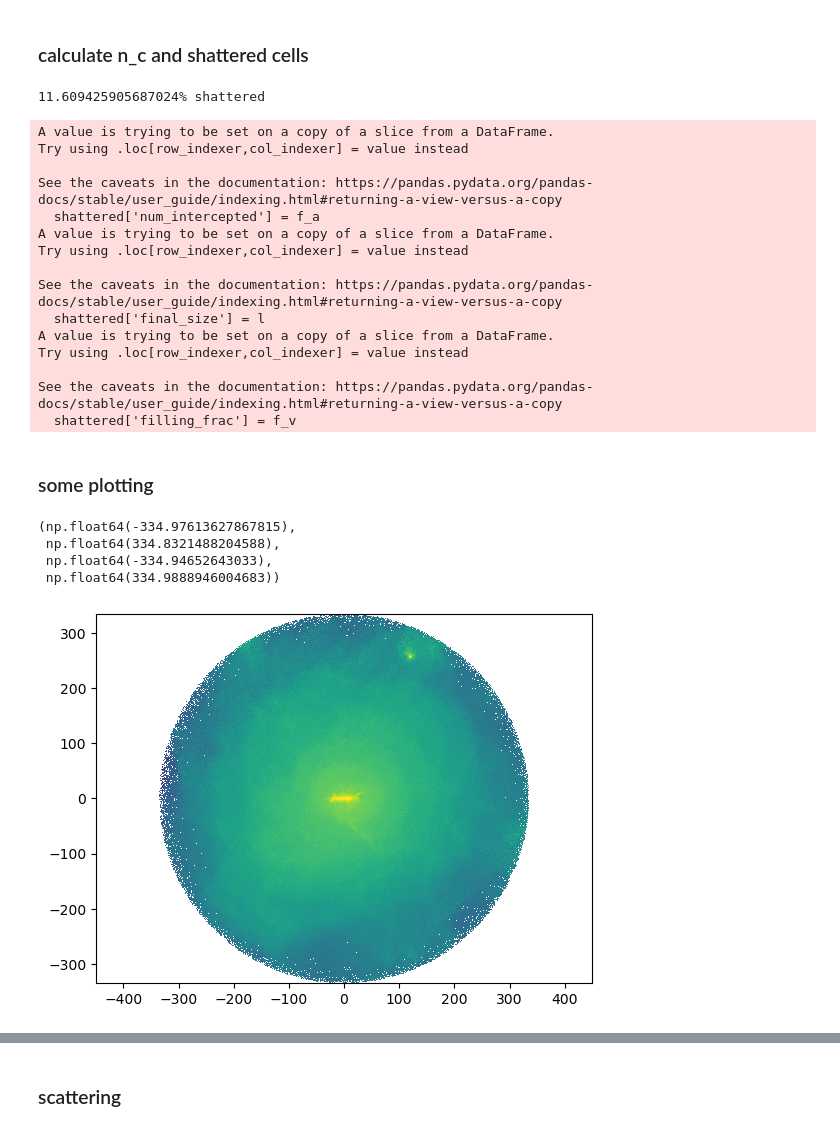
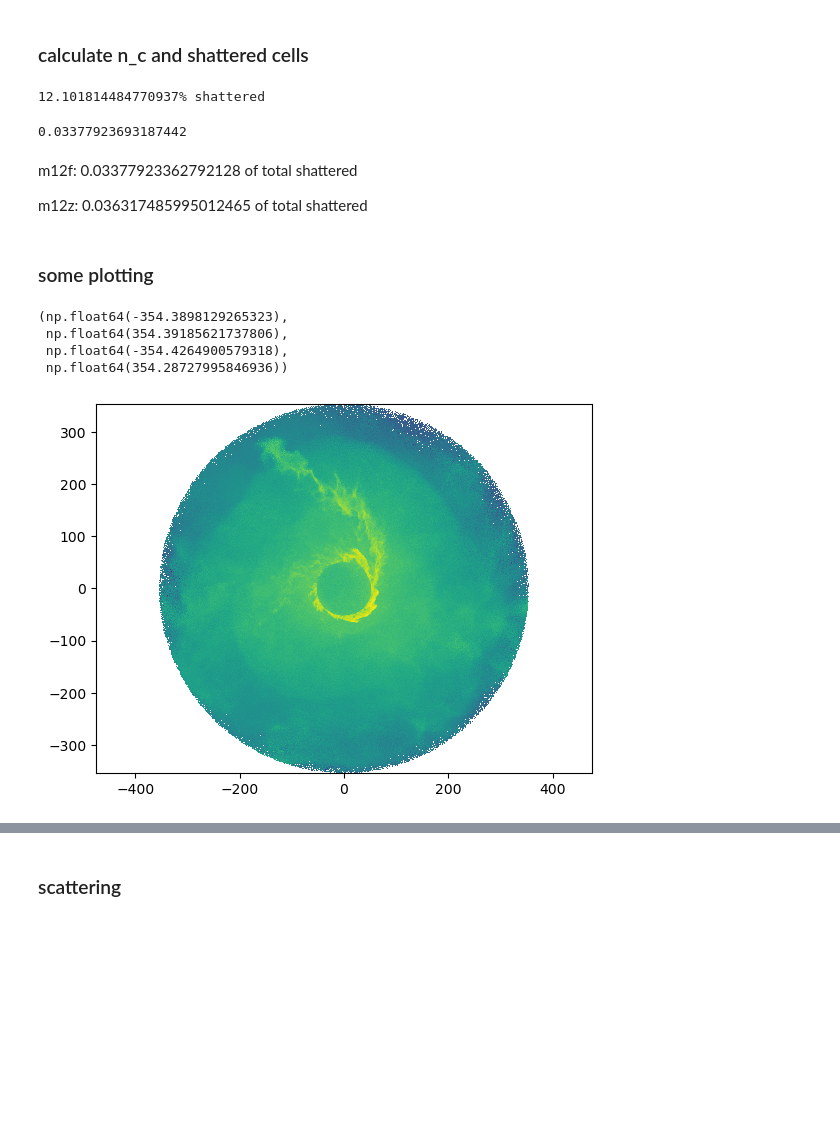
Before and after one commit to zimizh/frb_cgm_scattering, a Jupyter notebook: scattering.ipynb, the cells around one changed output, grey strips where cells are left out. Cells and saved outputs as stored; diff of their text form; code cells hidden in the pictures; blank space fills up the shorter version.

```diff
--- a/scattering.ipynb
+++ b/scattering.ipynb
@@ -99,7 +100,7 @@ y = halo_gas['helium']
 x = 1 - metal - y
 f_e = halo_gas['electron_abundance']
 rho = halo_gas['density']
-d = halo_gas['bin_size']
+d = halo_gas['smoothing_len']
 
 mu = 1/((1-y) + y/4 + (1-y)*f_e)
 mbar = mu*ut.constant.proton_mass           # mean molecular mass
@@ -108,10 +109,10 @@ n = rho/mbar
 # u = chunk['internal_energy']
 temp = halo_gas['temperature']
 
-# t_cross = chunk['bin_size']*3.09e16/c_s                 # crossing time
+# t_cross = chunk['smoothing_len']*3.09e16/c_s                 # crossing time
 t_cool = halo_gas['cooling_times']                               # cooling time in cgs, positive when heating, negative when cooing
 rate_cool = np.abs(halo_gas['cooling_rates'])
-t_ff = (2*halo_gas['dist_tot']/3)*np.sqrt(-1/(halo_gas['nfw_potential']) )          # freefall time in cgs, positive
+t_ff = (2*halo_gas['dist_tot']/3)*np.sqrt(-1/(halo_gas['nfw_potential'] - max_nfw_potential) )          # freefall time in cgs, positive
 
 # select particles that meet shattering criteria
 shattered_idx = ((-t_cool/t_ff) < xi) & ((-t_cool/t_ff) > 0)
@@ -133,28 +134,15 @@ t_cool_cold = np.concat(t_cool_cold)
 c_s = np.sqrt(gamma*k_b*T_c/mbar[shattered_idx])           # speed of sound
 l = np.abs(t_cool_cold)*c_s                      # shattered cloudlet size[cm]
 f_v = (n[shattered_idx]/n_h[shattered_idx] - 1)/(temp[shattered_idx]/T_c - 1)          # volume filling fraction
-N_e = l*n_c*f_e[shattered_idx]*x[shattered_idx]*mu[shattered_idx]                        # electron column density
+N_e = l*n_c*f_e[shattered_idx]*x[shattered_idx]*mu[shattered_idx]                        # electron column density [cm^-2]
+n_e_new = l*n_c*f_e[shattered_idx]*x[shattered_idx]*mu[shattered_idx]                        # electron column density [cm^-2]
 f_a = f_v*(d[shattered_idx]/l)                             # number of cloudlet incercepted
 # %% [output]
-11.609425905687024% shattered
+12.101814484770937% shattered
 # %%
 shattered['num_intercepted'] = f_a
 shattered['final_size'] = l
 shattered['filling_frac'] = f_v
+shattered['column_dens'] = N_e
+shattered['n_e_final'] = n_e_new
-# %% [output]
-A value is trying to be set on a copy of a slice from a DataFrame.
-Try using .loc[row_indexer,col_indexer] = value instead
-
-See the caveats in the documentation: https://pandas.pydata.org/pandas-docs/stable/user_guide/indexing.html#returning-a-view-versus-a-copy
-  shattered['num_intercepted'] = f_a
-A value is trying to be set on a copy of a slice from a DataFrame.
-Try using .loc[row_indexer,col_indexer] = value instead
-
-See the caveats in the documentation: https://pandas.pydata.org/pandas-docs/stable/user_guide/indexing.html#returning-a-view-versus-a-copy
-  shattered['final_size'] = l
-A value is trying to be set on a copy of a slice from a DataFrame.
-Try using .loc[row_indexer,col_indexer] = value instead
-
-See the caveats in the documentation: https://pandas.pydata.org/pandas-docs/stable/user_guide/indexing.html#returning-a-view-versus-a-copy
-  shattered['filling_frac'] = f_v
 # %%
@@ -163,6 +151,14 @@ not_shattered_mask_2 = np.logical_not(shattered_mask_2)
 # %%
 shattered_2 = shattered[shattered_mask_2]
 not_shattered_2 = shattered[not_shattered_mask_2]
+# %%
+len(shattered_2)/len(halo_gas)
+# %% [output]
+0.03377923693187442
+# %% [markdown]
+m12f: 0.03377923362792128 of total shattered
+
+m12z: 0.036317485995012465 of total shattered
 # %% [markdown]
 ### some plotting
 # %%
@@ -174,13 +170,13 @@ def plot2d(x, y, value, cmap = 'viridis', bins = 150, norm = None, vmin = None,
 
     return plot
 # %%
-binsize_plot = plot2d(halo_gas['dist_z']*kpc_per_cm, halo_gas['dist_y']*kpc_per_cm, value = halo_gas['bin_size'], cmap = 'viridis_r', bins = [700,700])
+binsize_plot = plot2d(halo_gas['dist_x']*kpc_per_cm, halo_gas['dist_y']*kpc_per_cm, value = halo_gas['smoothing_len'], cmap = 'viridis_r', bins = [700,700])
 plt.axis('equal')
 # %% [output]
-(np.float64(-334.97613627867815),
- np.float64(334.8321488204588),
- np.float64(-334.94652643033),
- np.float64(334.9888946004683))
+(np.float64(-354.3898129265323),
+ np.float64(354.39185621737806),
+ np.float64(-354.4264900579318),
+ np.float64(354.28727995846936))
-[figure, old version]
+[figure, new version]
 # %%
 z_center = 0
```
Also changed, not shown: parts of 28 cells of this notebook, 5 other files.
